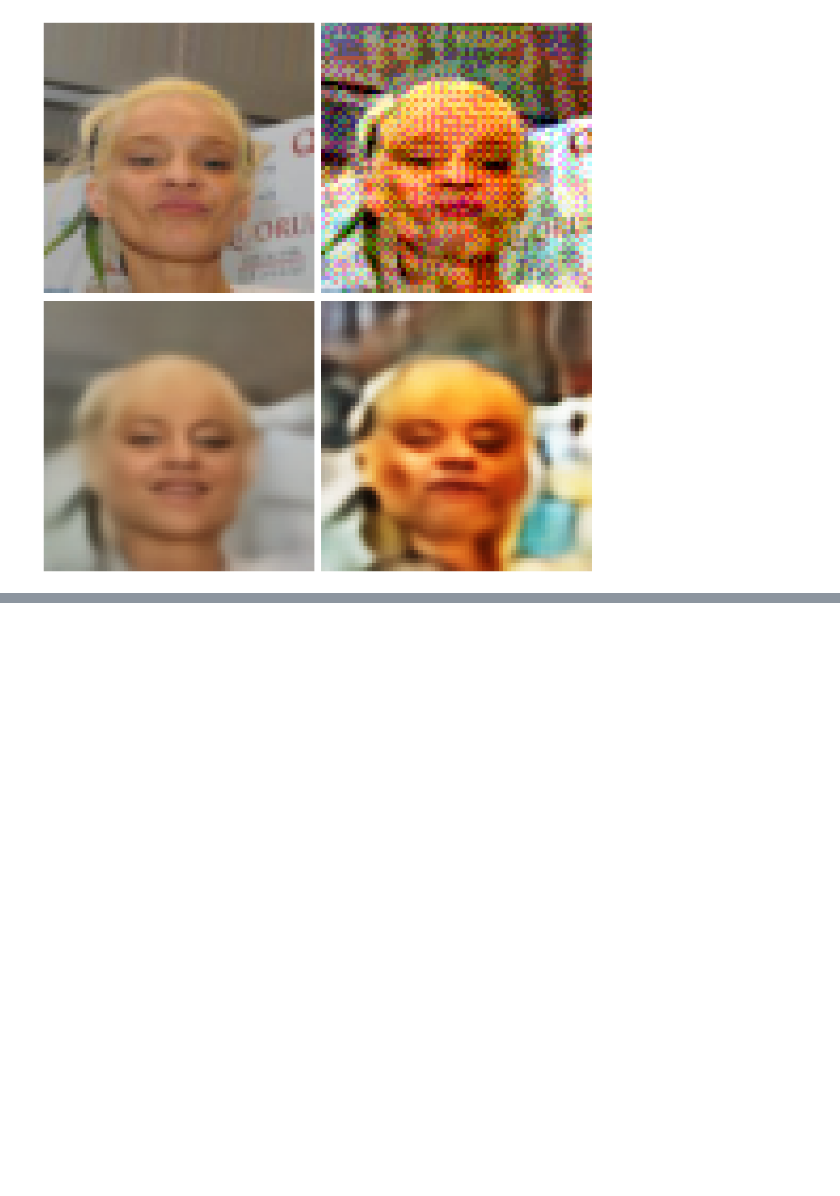
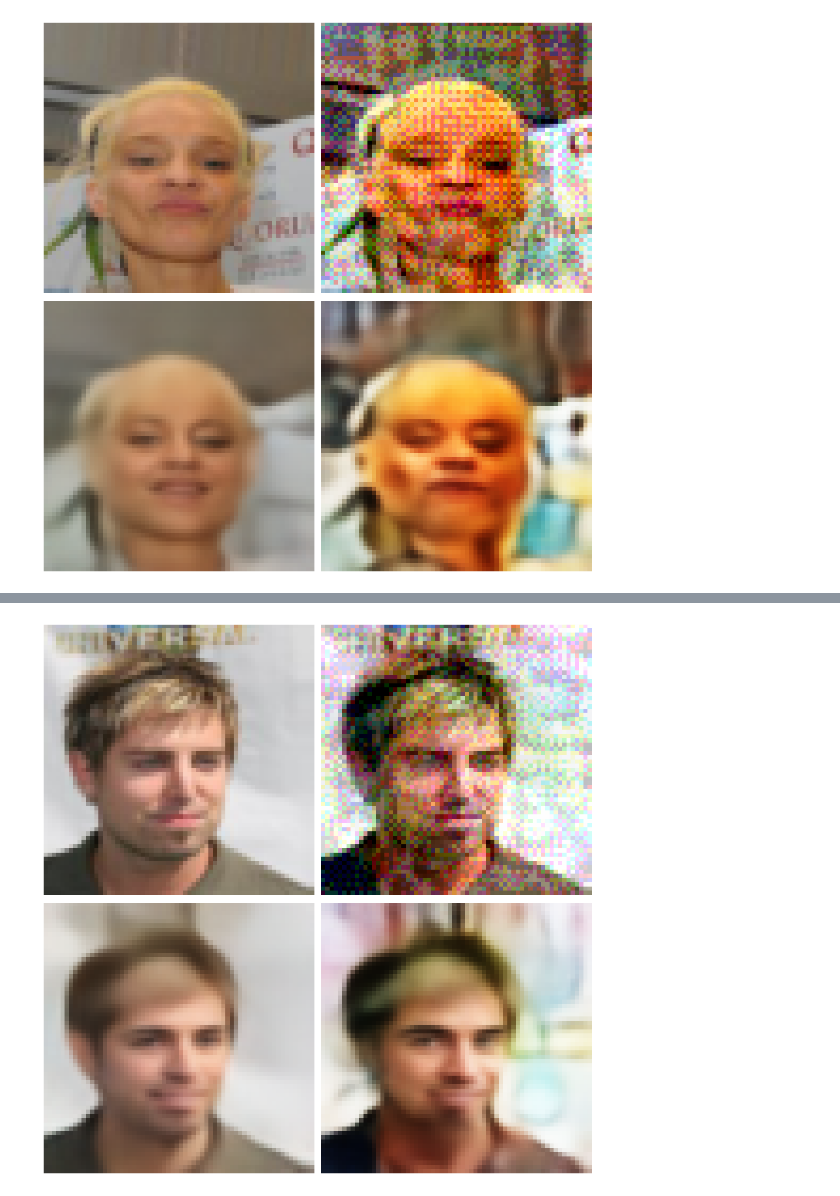
Before and after one commit to ChethanKodase/robustness_of_subgroups, a Jupyter notebook: qualitative_plots.ipynb, the cells around one changed output, grey strips where cells are left out. Saved outputs shown, nothing was run; the diff lists cells and outputs as text; code cells hidden in the pictures; blank space fills up the shorter version.

```diff
--- a/qualitative_plots.ipynb
+++ b/qualitative_plots.ipynb
@@ -1812,14 +538,0 @@ plt.show()
-# %%
-# plot a bar chart of corresponding_class_polulations
-
-import matplotlib.pyplot as plt
-
-all_features = ["Bald", "Beard", "Old women with glasses", "Hat"]
-
-
-fig = plt.figure()
-ax = fig.add_axes([0,0,1,1])
-ax.bar(all_features, corresponding_class_polulations)
-ax.set_ylabel('Population')
-ax.set_xlabel('Feature')
-plt.show()
@@ -2482,0 +891,65 @@ plt.legend(fontsize=15)
+# %%
+beta_value = 5.0
+model.load_state_dict(torch.load('/home/luser/autoencoder_attacks/saved_celebA/checkpoints/celebA_CNN_VAE'+str(beta_value)+'_big_trainSize'+str(train_data_size)+'_epochs'+str(epochs)+'.torch'))
+
+model.eval()
+
+
+segment = 1
+
+desired_norm_l_inf = 0.094
+
+#all_features = ["bald", "beard", "oldfemaleGlass", "hat"]#, "generalWhiteWomen", "blackWomen"]
+
+universal_features_list = ["bald", "beard", "oldfemaleGlass", "hat", "blackWomen", "generalWhiteWomen", "blackMen", "generalWhiteMen", "men", "women", "young", "old", "youngmen", "oldmen", "youngwomen", "oldwomen" ]
+
+all_features = ["youngmen", "oldmen", "youngwomen", "oldwomen"]
+feature = all_features[0]
+
+source_im = torch.load("/home/luser/autoencoder_attacks/train_aautoencoders/fairness_trials/attack_saves/"+str(feature)+"_d/images.pt")[segment].unsqueeze(0).to(device)
+optimized_noise = torch.load("/home/luser/autoencoder_attacks/train_aautoencoders/fairness_trials/attack_saves/"+str(feature)+"_d/"+str(feature)+"_scaled_noise_"+str(desired_norm_l_inf)+"segment"+str(segment)+".pt", map_location=device).to(device)
+
+
+
+image_height, image_width, _ = source_im[0].cpu().detach().permute(1, 2, 0).cpu().numpy().shape
+aspect_ratio = image_width / image_height
+
+corresponding_class_polulations = [1819, 24707, 145, 2827]
+#inside_feature_name = inside_feature_names[3]
+
+
+
+actualOutput, _, _ = model(source_im)
+ActualReconLoss = torch.sqrt((actualOutput - source_im)**2).mean(dim=(1, 2, 3), keepdim=True).squeeze()
+
+
+DivAttackeImage = source_im + optimized_noise
+NormalDivAttackeImage = (DivAttackeImage - DivAttackeImage.min())/(DivAttackeImage.max() - DivAttackeImage.min())
+DivOutput,_,_ = model(NormalDivAttackeImage)
+DivOutputL2ActualOutput = torch.sqrt((DivOutput - actualOutput)**2).mean(dim=(1, 2, 3), keepdim=True).squeeze()
+
+model.eval()
+with torch.no_grad():
+    image_recon, recon_loss, kl_losses = model(source_im)
+
+    fig, ax = plt.subplots(2, 2, figsize=(10, 10/ aspect_ratio))
+    ax[0][0].imshow(source_im[0].permute(1, 2, 0).cpu().numpy())
+    #ax[0].set_title('Original Image')
+    ax[0][0].axis('off')
+
+    ax[1][0].imshow(actualOutput[0].cpu().detach().permute(1, 2, 0).cpu().numpy())
+    #ax[1].set_title('Actual Reconstructed Image')
+    ax[1][0].axis('off')
+
+    ax[0][1].imshow(NormalDivAttackeImage[0].cpu().detach().permute(1, 2, 0).cpu().numpy())
+    #ax[2].set_title('Adversarial Image')
+    ax[0][1].axis('off')
+
+    ax[1][1].imshow(DivOutput[0].cpu().detach().permute(1, 2, 0).cpu().numpy())
+    #ax[3].set_title('Adversarial Reconstructed Image')
+    ax[1][1].axis('off')
+plt.tight_layout(pad=1)
+#plt.savefig("/home/luser/autoencoder_attacks/a_fairness_results/qualitative_comparision/BetaVAE_qualitative_"+str(feature)+"im_no_"+str(segment)+".png")
+plt.show()
+# %% [output]
+[figure, added]
```
Also changed, not shown: parts of 55 cells of this notebook, 5 other files.
